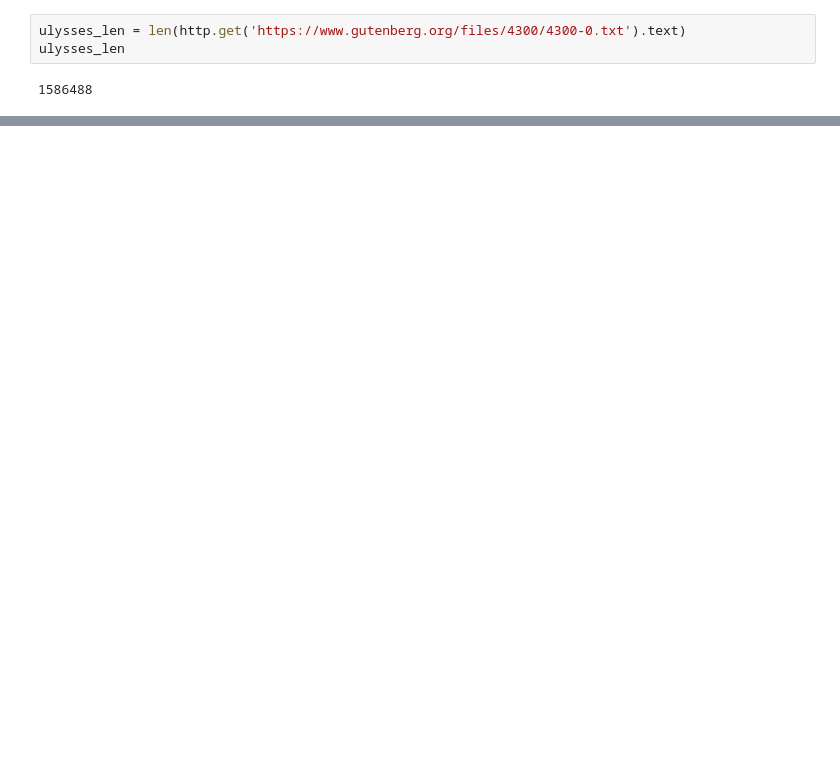
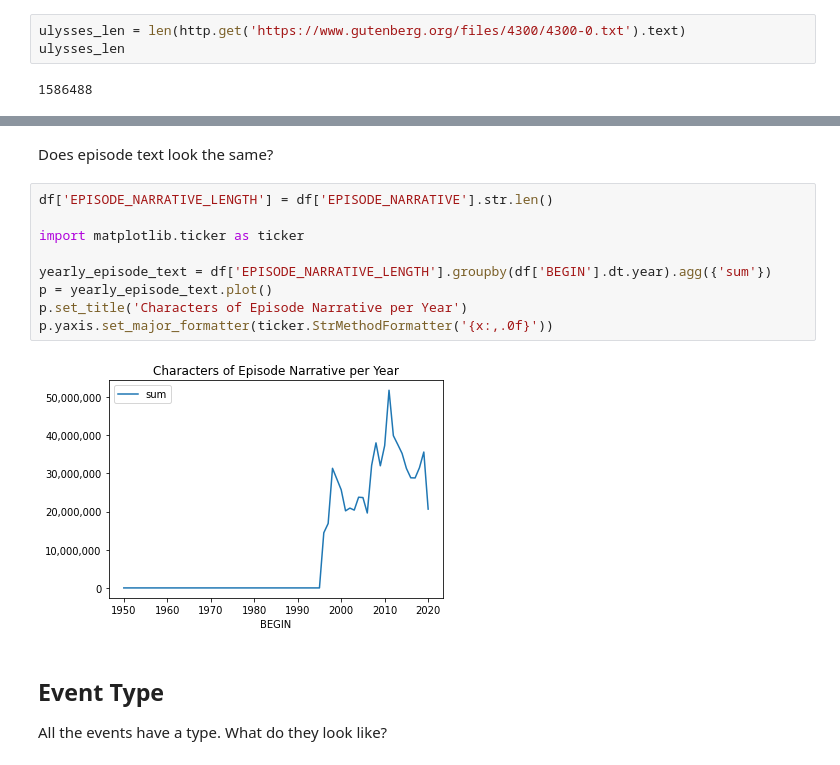
Before and after one commit to edsu/notebooks, a Jupyter notebook: Weather_Text.ipynb, the cells around one changed output, grey strips where cells are left out. Saved outputs shown, nothing was run; the diff lists cells and outputs as text; blank space fills up the shorter version.

```diff
--- a/Weather_Text.ipynb
+++ b/Weather_Text.ipynb
@@ -153,0 +230,17 @@ So there are 72 Ulysses worth of weather text :-)
+# %% [markdown]
+Does episode text look the same?
+# %%
+df['EPISODE_NARRATIVE_LENGTH'] = df['EPISODE_NARRATIVE'].str.len()
+
+import matplotlib.ticker as ticker
+
+yearly_episode_text = df['EPISODE_NARRATIVE_LENGTH'].groupby(df['BEGIN'].dt.year).agg({'sum'})
+p = yearly_episode_text.plot()
+p.set_title('Characters of Episode Narrative per Year')
+p.yaxis.set_major_formatter(ticker.StrMethodFormatter('{x:,.0f}'))
+# %% [output]
+[figure, added]
+# %% [markdown]
+## Event Type
+
+All the events have a type. What do they look like?
```
Also changed, not shown: parts of 66 cells of this notebook, 1 other file.
